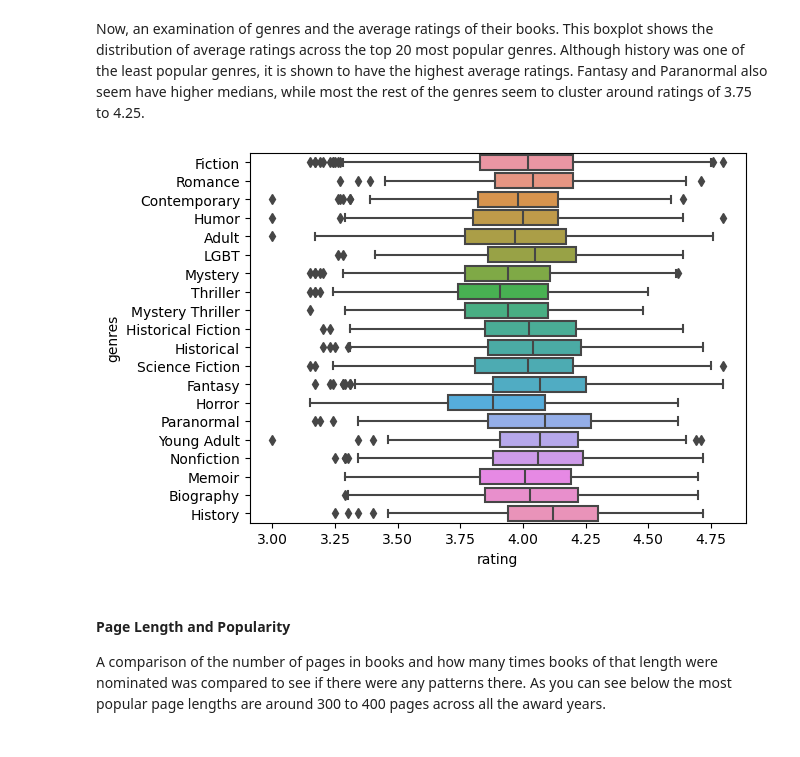
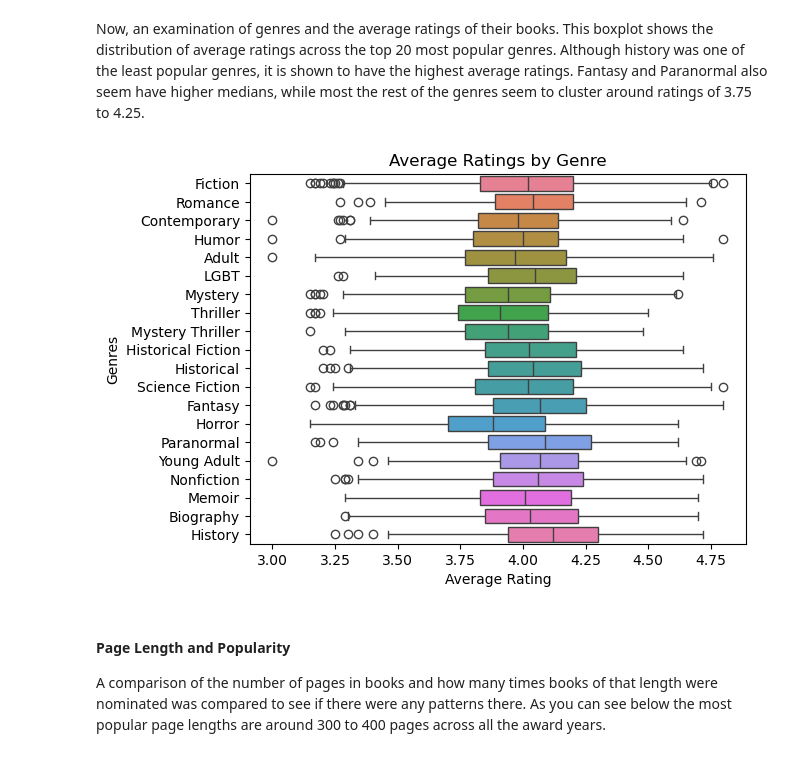
Before and after one commit to ramisa-z/goodreads-analysis, a Jupyter notebook: booktrends.ipynb, the cells around one changed output. Drawn from its saved outputs; the diff is of its cells as text; code cells hidden in the pictures.

Commit message:
fixed graphs to work with newer version of seaborn

```diff
--- a/booktrends.ipynb
+++ b/booktrends.ipynb
@@ -96,9 +97,11 @@ plt.tight_layout()
 # %% [markdown]
 Now, an examination of genres and the average ratings of their books. This boxplot shows the distribution of average ratings across the top 20 most popular genres. Although history was one of the least popular genres, it is shown to have the highest average ratings. Fantasy and Paranormal also seem have higher medians, while most the rest of the genres seem to cluster around ratings of 3.75 to 4.25.
 # %%
-f3 = sns.boxplot(data=books_exploded[books_exploded['genres'].isin(top_genres)], x='rating', y='genres')
+f3 = sns.boxplot(data=books_exploded[books_exploded['genres'].isin(top_genres)], x='rating', y='genres', hue='genres', palette='husl', legend=False)
+f3.set(title='Average Ratings by Genre', xlabel='Average Rating', ylabel='Genres')
+plt.savefig('images/ratings_by_genres.png', bbox_inches='tight', facecolor='white', dpi=150)
 # %% [output]
-[figure, old version]
+[figure, new version]
 # %% [markdown]
 #### Page Length and Popularity
 A comparison of the number of pages in books and how many times books of that length were nominated was compared to see if there were any patterns there. As you can see below the most popular page lengths are around 300 to 400 pages across all the award years.
```
Also changed, not shown: parts of 2 cells of this notebook, 2 other files.
